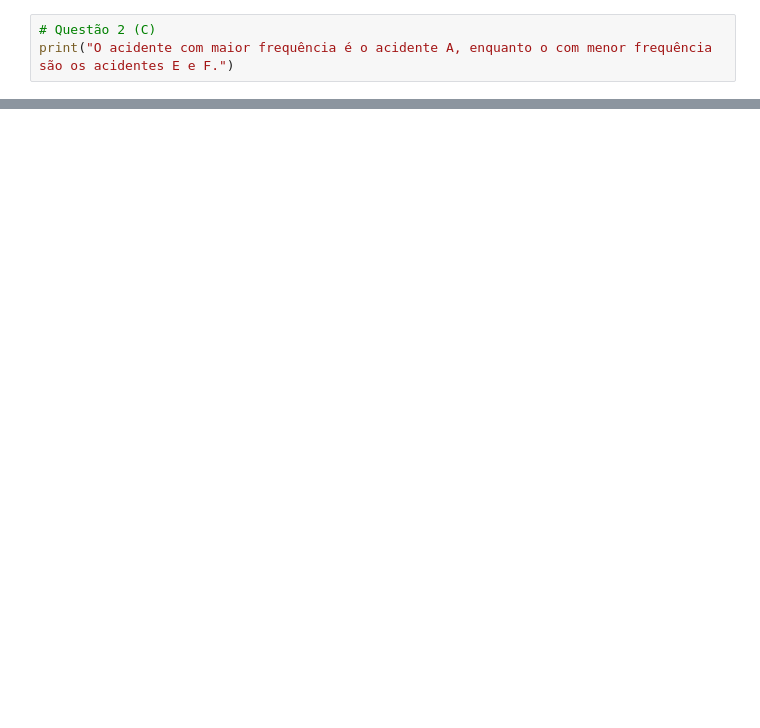
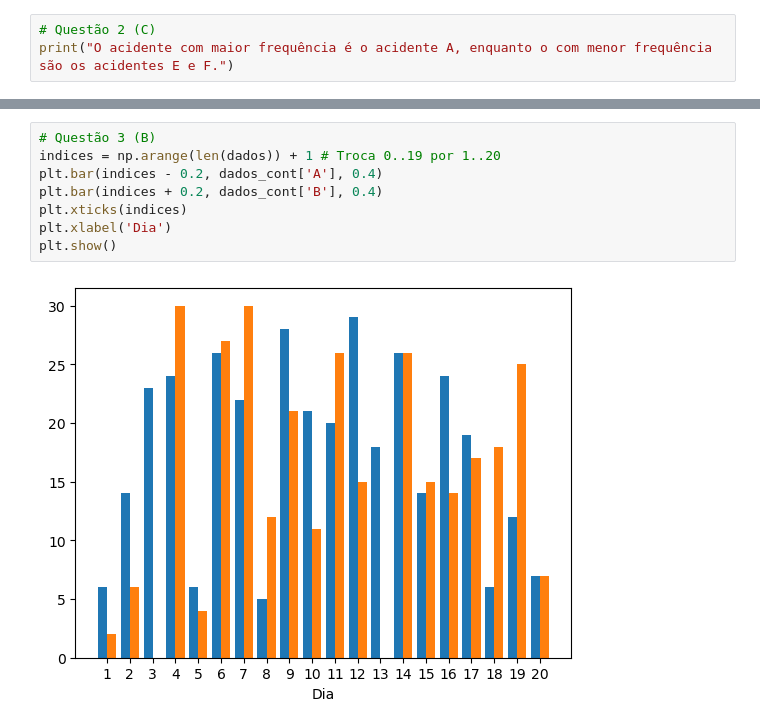
Before and after one commit to shinobu-uwu/FURB, a Jupyter notebook: Estatística/Trabalho 1/Trabalho.ipynb, the cells around one changed output, grey strips where cells are left out. Cells and saved outputs as stored; diff of their text form; blank space fills up the shorter version.

```diff
--- a/Estatística/Trabalho 1/Trabalho.ipynb
+++ b/Estatística/Trabalho 1/Trabalho.ipynb
@@ -69,0 +116,10 @@ AttributeError: 'RangeIndex' object has no attribute 'freq'
+# %%
+# Questão 3 (B)
+indices = np.arange(len(dados)) + 1 # Troca 0..19 por 1..20
+plt.bar(indices - 0.2, dados_cont['A'], 0.4)
+plt.bar(indices + 0.2, dados_cont['B'], 0.4)
+plt.xticks(indices)
+plt.xlabel('Dia')
+plt.show()
+# %% [output]
+[figure, added]
```
Also changed, not shown: parts of 8 cells of this notebook, 33 other files.
